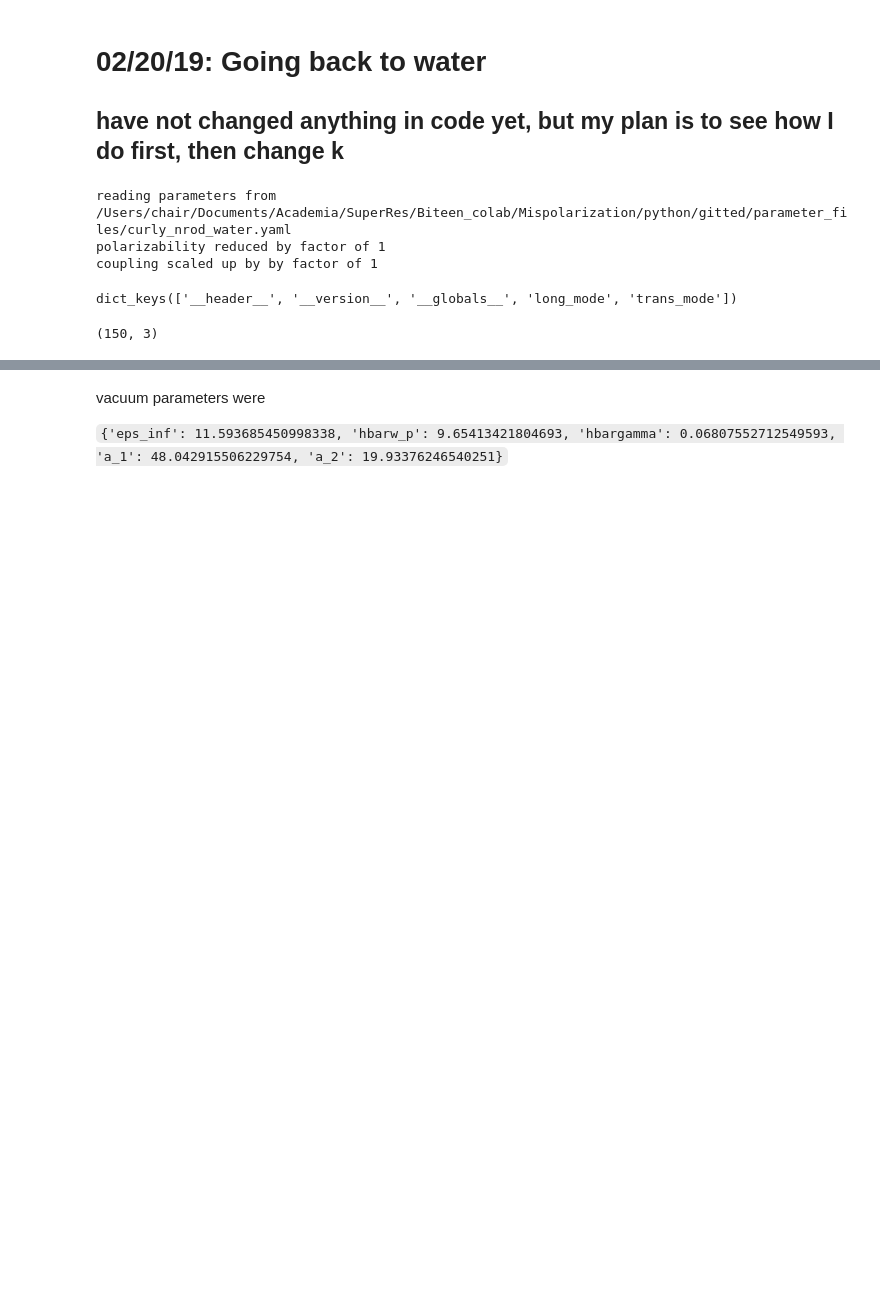
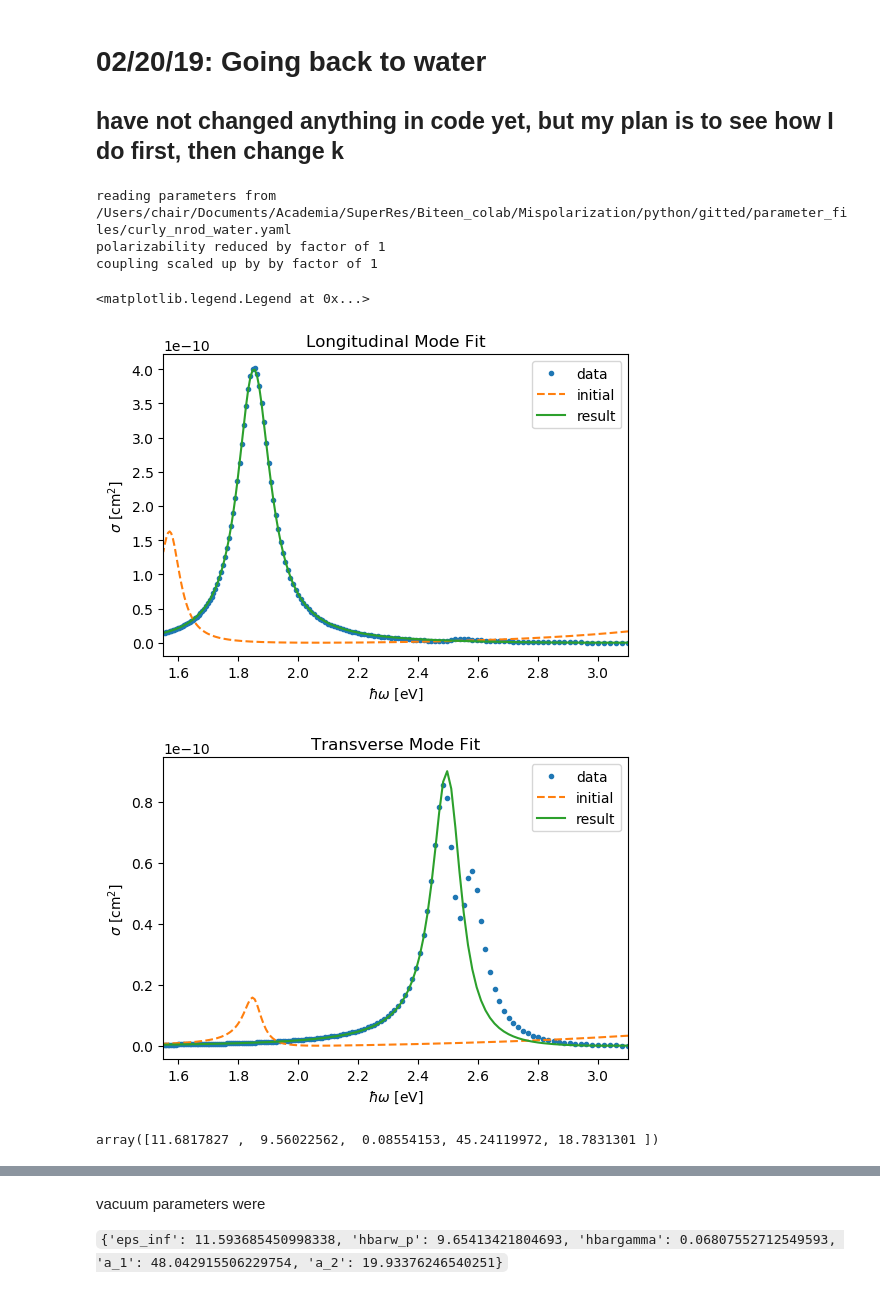
Before and after one commit to HarrisonGoldwyn/mispolarization, a Jupyter notebook: solving_problems/notebooks/fit_ellipsoid_parameters_from_spectra_in_water.ipynb, the cells around one changed output, grey strips where cells are left out. Cells and saved outputs as stored; diff of their text form; code cells hidden in the pictures; blank space fills up the shorter version.

Commit message:
Getting closer, water fits seem to be working for Drude simulation, JC is still weird, but I havn't tried in background to see how it does there. IO wonder what I did in the misloc paper.

```diff
--- a/solving_problems/notebooks/fit_ellipsoid_parameters_from_spectra_in_water.ipynb
+++ b/solving_problems/notebooks/fit_ellipsoid_parameters_from_spectra_in_water.ipynb
@@ -29,7 +29,7 @@ a_y = 20*nm
 a_z = 20*nm
 
 ## DEFINE BACKGROUND FOR FITS
-eps_b = 1.33**2.
+eps_b = 1.778
 # %% [output]
 reading parameters from /Users/chair/Documents/Academia/SuperRes/Biteen_colab/Mispolarization/python/gitted/parameter_files/curly_nrod_water.yaml
 polarizability reduced by factor of 1
@@ -44,8 +36,0 @@ loaded_spectra = sio.loadmat(path_to_spectra)
-# %%
-loaded_spectra.keys()
-# %% [output]
-dict_keys(['__header__', '__version__', '__globals__', 'long_mode', 'trans_mode'])
-# %%
-loaded_spectra['long_mode'].shape
-# %% [output]
-(150, 3)
@@ -61,4 +37,29 @@ trans_hbarws = 1240/trans_lambdas
 # %%
+spectra_file_name = 'curly_rod_spectra_AuDrude_epsb1p778.mat'
+path_to_spectra = '/Users/chair/Documents/MATLAB/022019/' + spectra_file_name
+
+# spectra_file_name = 'curly_rod_spectra_JC_epsb1.mat'
+# path_to_spectra = '/Users/chair/Documents/MATLAB/102418/' + spectra_file_name
+
+
+loaded_spectra = sio.loadmat(path_to_spectra)
+
+
+
+## ----
+
+## Load in BEM spectra and convert to proper units
+long_sigma = loaded_spectra['long_mode'][:,1]*(1e-14) ## cm^2/nm^2
+trans_sigma = loaded_spectra['trans_mode'][:,1]*(1e-14)
+
+long_lambdas = loaded_spectra['long_mode'][:,0]
+trans_lambdas = loaded_spectra['trans_mode'][:,0]
+
+long_hbarws = 1240/long_lambdas
+trans_hbarws = 1240/trans_lambdas
+
+## ----
+
 def ret_fit_scat_1(hbarw, eps_inf, hbarw_p, hbargamma, a_1, a_2):
     return cp.long_sigma_scat_ret_pro_ellip(hbarw/hbar, eps_inf, hbarw_p/hbar, hbargamma/hbar, eps_b, a_1*nm, a_2*nm)*1e10
 def ret_fit_scat_2(hbarw, eps_inf, hbarw_p, hbargamma, a_1, a_2):
@@ -76,31 +77,62 @@ def ret_leastsq_func(params, *args):
 
     eps_inf=params[0]
     w_p=params[1]
     gamma=params[2]
     a1 =params[3]
     a2 = params[4]
 
     cc = 2
 #     print(x.shape)
 #     incs = np.shape(x[0])[0]
     yfit=np.empty(np.hstack((y1,y2)).shape)
     for i in range(cc):
         if i==0:
             yfit[:x1.shape[0]]=ret_fit_scat_1(x1,*params)
         elif i==1:
             yfit[x1.shape[0]:]=ret_fit_scat_2(x2,*params)
     return y-yfit
 
 
 #+++++++++++++++++++++++++++++++++++++++++++++
 
-ini_guess_both=np.array([9.8, 9, 0.07, 44, 20])
+ini_guess_both=np.array([20.8, 9, 0.07, 44, 20])
 # ini_guess_both=np.array([15.14244193,  8.4634295 , -0.16462349, 64.3292537 , 28.24427368])
 params0=ini_guess_both   #parameter guess
 
 args=[long_hbarws, trans_hbarws, long_sigma, trans_sigma]
 # for c in Ts:
 #   args.append(c)
 args=tuple(args)   #doesn't work if args is a list!!
 
 result=opt.least_squares(ret_leastsq_func, params0, ftol=1e-15,xtol=1e-15, gtol=1e-15, args=args)
+
+
+#+++++++++++++++++++++++++++++++++++++++++++++
+
+plt.figure(dpi=100)
+plt.plot(long_hbarws, long_sigma, label='data', ls=' ', marker='.')
+plt.plot(long_hbarws, ret_fit_scat_1(long_hbarws, *ini_guess_both)*1e-10,label='initial', ls='--')
+plt.plot(long_hbarws, ret_fit_scat_1(long_hbarws, *result['x'])*1e-10,label='result', ls='-')
+plt.xlim([np.min(long_hbarws),np.max(trans_hbarws)])
+plt.xlabel(r'$\hbar\omega$ [eV]')
+plt.ylabel(r'$\sigma$ [cm$^2$]')
+plt.title(r'Longitudinal Mode Fit')
+plt.legend()
+
+plt.figure(dpi=100)
+plt.plot(trans_hbarws, trans_sigma, label='data', ls=' ', marker='.')
+plt.plot(trans_hbarws, ret_fit_scat_2(trans_hbarws, *ini_guess_both)*1e-10, label='initial', ls='--')
+plt.plot(trans_hbarws, ret_fit_scat_2(trans_hbarws, *result['x'])*1e-10, label='result', ls='-')
+plt.xlim([np.min(long_hbarws), np.max(trans_hbarws)])
+plt.xlabel(r'$\hbar\omega$ [eV]')
+plt.ylabel(r'$\sigma$ [cm$^2$]')
+plt.title(r'Transverse Mode Fit')
+plt.legend()
+# %% [output]
+<matplotlib.legend.Legend at 0x...>
+[figure, added]
+[figure, added]
+# %%
+result['x']
+# %% [output]
+array([11.6817827 ,  9.56022562,  0.08554153, 45.24119972, 18.7831301 ])
```
Also changed, not shown: parts of 8 cells of this notebook, 2 other files.
